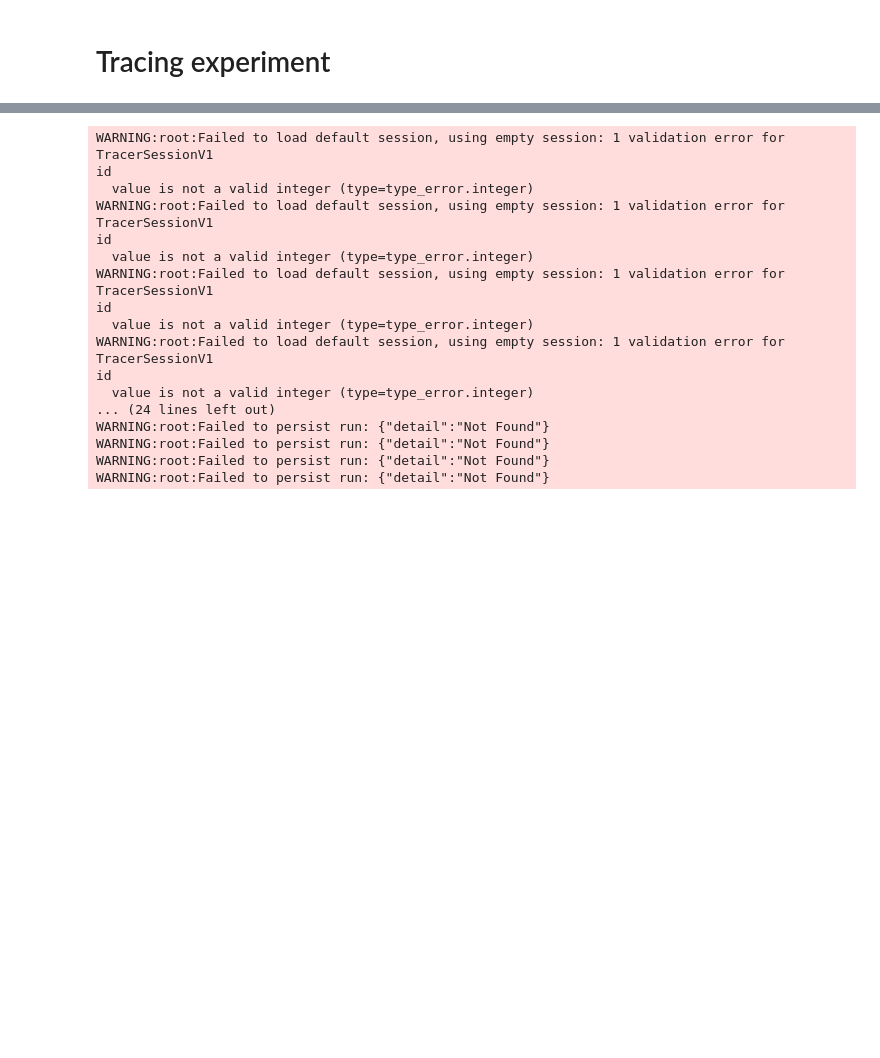
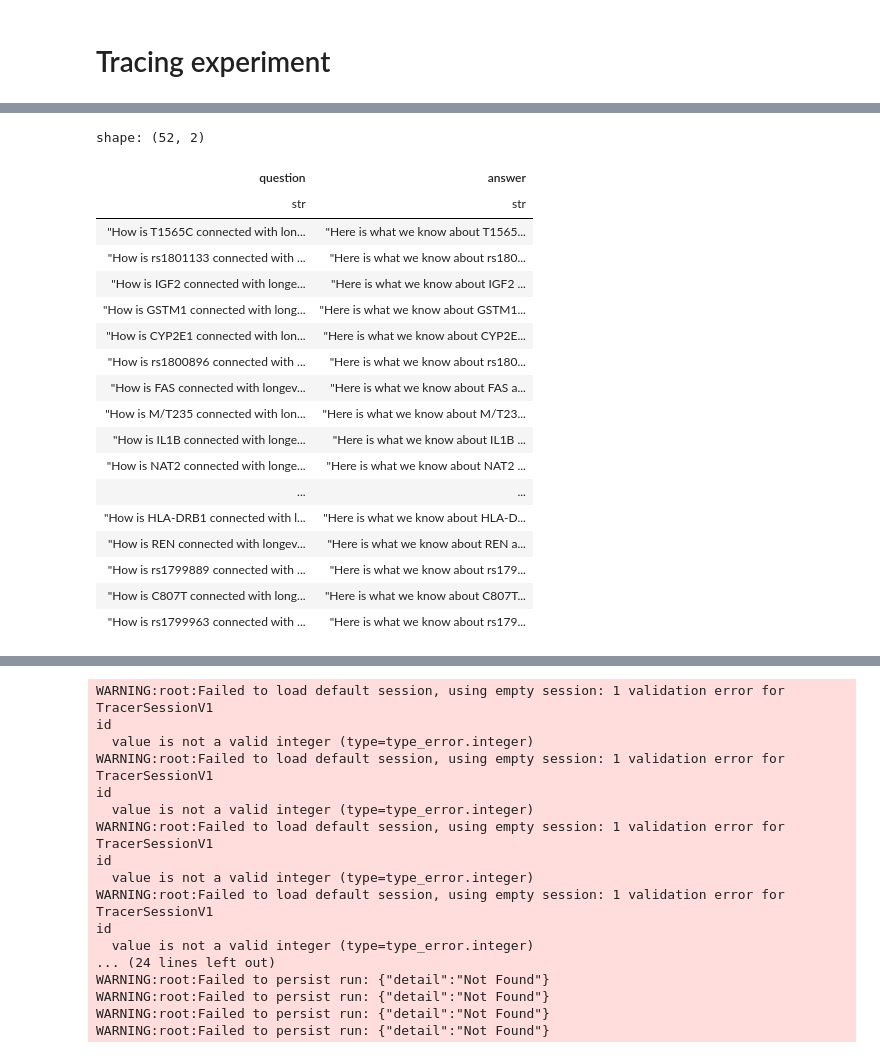
Before and after one commit to longevity-genie/longevity-genie, a Jupyter notebook: notebooks/tracing.ipynb, the cells around one changed output, grey strips where cells are left out. Saved outputs shown, nothing was run; the diff lists cells and outputs as text; code cells hidden in the pictures; blank space fills up the shorter version.

```diff
--- a/notebooks/tracing.ipynb
+++ b/notebooks/tracing.ipynb
@@ -25,0 +70,33 @@ start tracing into default
+# %%
+question = (pl.lit("How is ") +pl.col("identifier") + pl.lit(" connected with longevity?")).alias("question")
+answer = (pl.lit("Here is what we know about ") +
+          pl.col("identifier") +
+          pl.lit(" associations with longevity. ") +
+          pl.col("text")
+          ).alias("answer")
+longevity_map_qa = longevity_map_text.select([pl.col("identifier"), pl.col("text")]).groupby(pl.col("identifier"))\
+    .agg(pl.col("text"))\
+    .with_columns([
+    pl.col("text").apply(lambda series: ' '.join(series))
+]).select([question, answer])
+longevity_map_qa
+# %% [output]
+shape: (52, 2)
+| question | answer |
+| str | str |
+| "How is T1565C connected with lon... | "Here is what we know about T1565... |
+| "How is rs1801133 connected with ... | "Here is what we know about rs180... |
+| "How is IGF2 connected with longe... | "Here is what we know about IGF2 ... |
+| "How is GSTM1 connected with long... | "Here is what we know about GSTM1... |
+| "How is CYP2E1 connected with lon... | "Here is what we know about CYP2E... |
+| "How is rs1800896 connected with ... | "Here is what we know about rs180... |
+| "How is FAS connected with longev... | "Here is what we know about FAS a... |
+| "How is M/T235 connected with lon... | "Here is what we know about M/T23... |
+| "How is IL1B connected with longe... | "Here is what we know about IL1B ... |
+| "How is NAT2 connected with longe... | "Here is what we know about NAT2 ... |
+| ... | ... |
+| "How is HLA-DRB1 connected with l... | "Here is what we know about HLA-D... |
+| "How is REN connected with longev... | "Here is what we know about REN a... |
+| "How is rs1799889 connected with ... | "Here is what we know about rs179... |
+| "How is C807T connected with long... | "Here is what we know about C807T... |
+| "How is rs1799963 connected with ... | "Here is what we know about rs179... |
```
Also changed, not shown: parts of 17 cells of this notebook, 11 other files.
